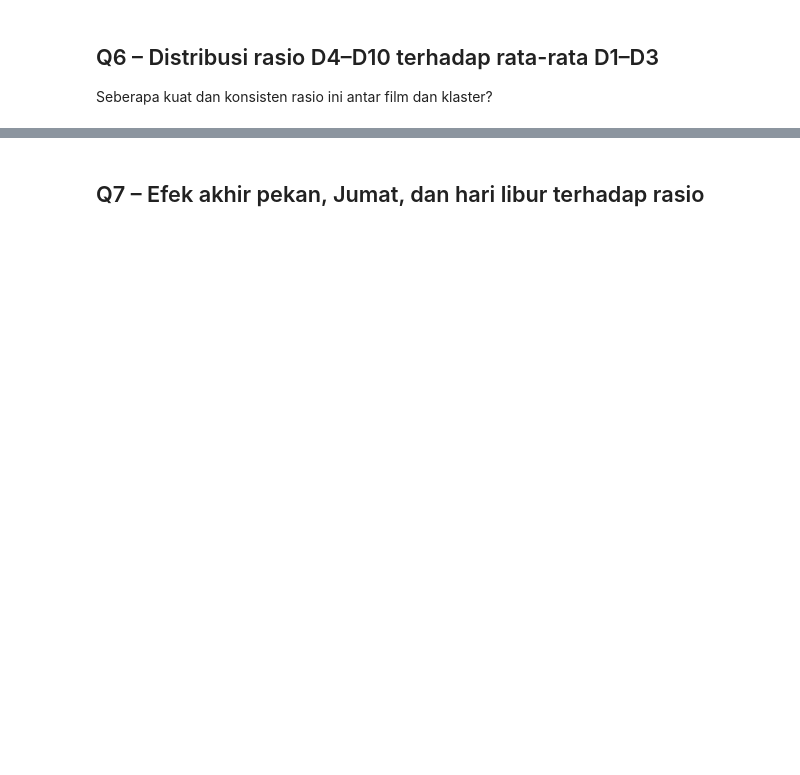
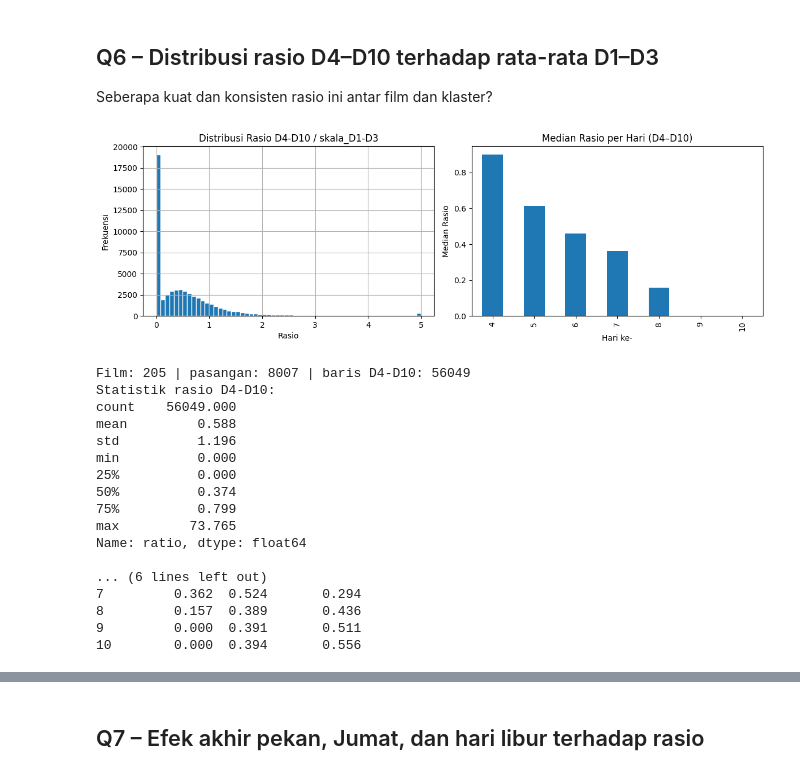
Before and after one commit to LeonArif/JOINTS, a Jupyter notebook: ivant/notebook-joint.ipynb, the cells around one changed output, grey strips where cells are left out. Cells and saved outputs as stored; diff of their text form; code cells hidden in the pictures; blank space fills up the shorter version.

```diff
--- a/ivant/notebook-joint.ipynb
+++ b/ivant/notebook-joint.ipynb
@@ -96,7 +96,7 @@ except ImportError:
 # Configuration
 SEED = 2026
 # DATA_DIR = "/kaggle/input/competitions/datajointsxinspire" if os.path.exists("/kaggle/input/competitions/datajointsxinspire") else "."
-DATA_DIR = "data" if os.path.exists("data") else "."
+DATA_DIR = "../data" if os.path.exists("../data") else "."
 
 def set_seed(seed=2026):
     random.seed(seed)
@@ -302,0 +370,67 @@ print(d4_10['ratio'].describe().round(3))
+# %%
+# Q6 – Compute ratio = tickets(Dd) / mean(D1-D3) per (film, klaster, day_index)
+# D1 = hari pertama film tayang di >=50% dari jumlah klaster maksimumnya (hasil Q4: D1 per klaster tidak seragam),
+# day_idx dihitung dari TANGGAL KALENDER, dan hari tanpa baris dianggap 0 tiket (sama seperti aturan test).
+train = dfs['train'].copy()
+train['date_show'] = pd.to_datetime(train['date_show'])
+
+cin_per_day = train.groupby(['movie_title', 'date_show'])['cinema_ids'].nunique()
+first_show = train.groupby('movie_title')['date_show'].min()
+wide_release = cin_per_day[cin_per_day >= 0.5 * cin_per_day.groupby(level=0).transform('max')]
+film_d1 = wide_release.reset_index().groupby('movie_title')['date_show'].min()
+# Buang film yang awalnya terpotong awal train (D1 tidak teramati) atau D10-nya melewati akhir train
+film_d1 = film_d1[(first_show[film_d1.index] > train['date_show'].min())
+                  & (film_d1 + pd.Timedelta(days=9) <= train['date_show'].max())]
+
+win = train[train['movie_title'].isin(film_d1.index)].copy()
+win['day_idx'] = (win['date_show'] - win['movie_title'].map(film_d1)).dt.days + 1
+win = win[win['day_idx'].between(1, 10)]
+tickets = (win.pivot_table(index=['movie_title', 'cinema_ids'], columns='day_idx',
+                           values='total_ticket', fill_value=0)
+              .reindex(columns=range(1, 11), fill_value=0))
+tickets = tickets[tickets[3] > 0]   # pasangan harus sudah aktif di D3 (sama seperti pasangan test)
+scale = tickets[[1, 2, 3]].mean(axis=1).clip(lower=1)
+ratio_wide = tickets.div(scale, axis=0)
+
+ratio_df = (ratio_wide.stack().rename('ratio').reset_index()
+            .rename(columns={'movie_title': 'movie', 'cinema_ids': 'cinema'}))
+d4_10 = ratio_df[ratio_df['day_idx'].between(4, 10)]
+
+fig, axes = plt.subplots(1, 2, figsize=(12, 4))
+d4_10['ratio'].clip(0, 5).hist(bins=60, ax=axes[0], edgecolor='white')
+axes[0].set_title('Distribusi Rasio D4-D10 / skala_D1-D3')
+axes[0].set_xlabel('Rasio')
+axes[0].set_ylabel('Frekuensi')
+
+d4_10.groupby('day_idx')['ratio'].median().plot(kind='bar', ax=axes[1])
+axes[1].set_title('Median Rasio per Hari (D4–D10)')
+axes[1].set_xlabel('Hari ke-')
+axes[1].set_ylabel('Median Rasio')
+plt.tight_layout()
+plt.show()
+
+print(f'Film: {len(film_d1)} | pasangan: {len(ratio_wide)} | baris D4-D10: {len(d4_10)}')
+print('Statistik rasio D4-D10:')
+print(d4_10['ratio'].describe().round(3))
+print('\nRingkasan per hari (rasio median, rata-rata, porsi nol):')
+print(d4_10.groupby('day_idx')['ratio'].agg(median='median', mean='mean',
+                                          zero_share=lambda s: (s == 0).mean()).round(3))
+# %% [output]
+[figure, added]
+Film: 205 | pasangan: 8007 | baris D4-D10: 56049
+Statistik rasio D4-D10:
+count    56049.000
+mean         0.588
+std          1.196
+min          0.000
+25%          0.000
+50%          0.374
+75%          0.799
+max         73.765
+Name: ratio, dtype: float64
+
+... (6 lines left out)
+7         0.362  0.524       0.294
+8         0.157  0.389       0.436
+9         0.000  0.391       0.511
+10        0.000  0.394       0.556
```
Also changed, not shown: parts of 20 cells of this notebook.
